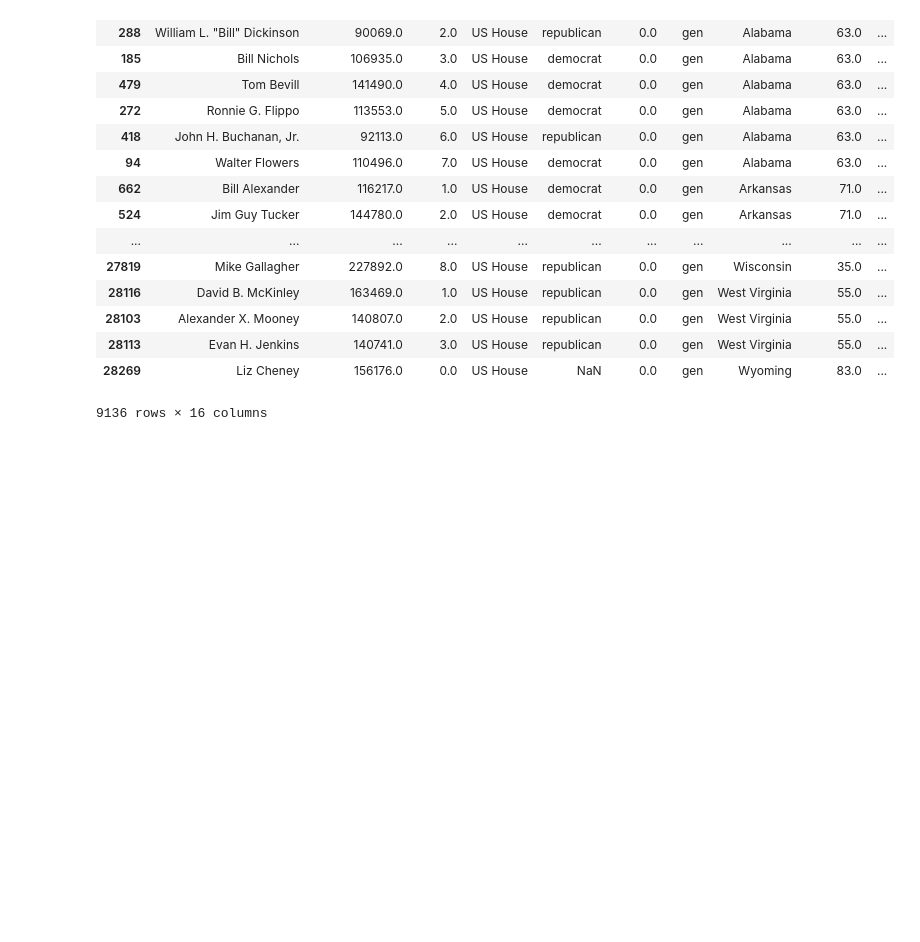
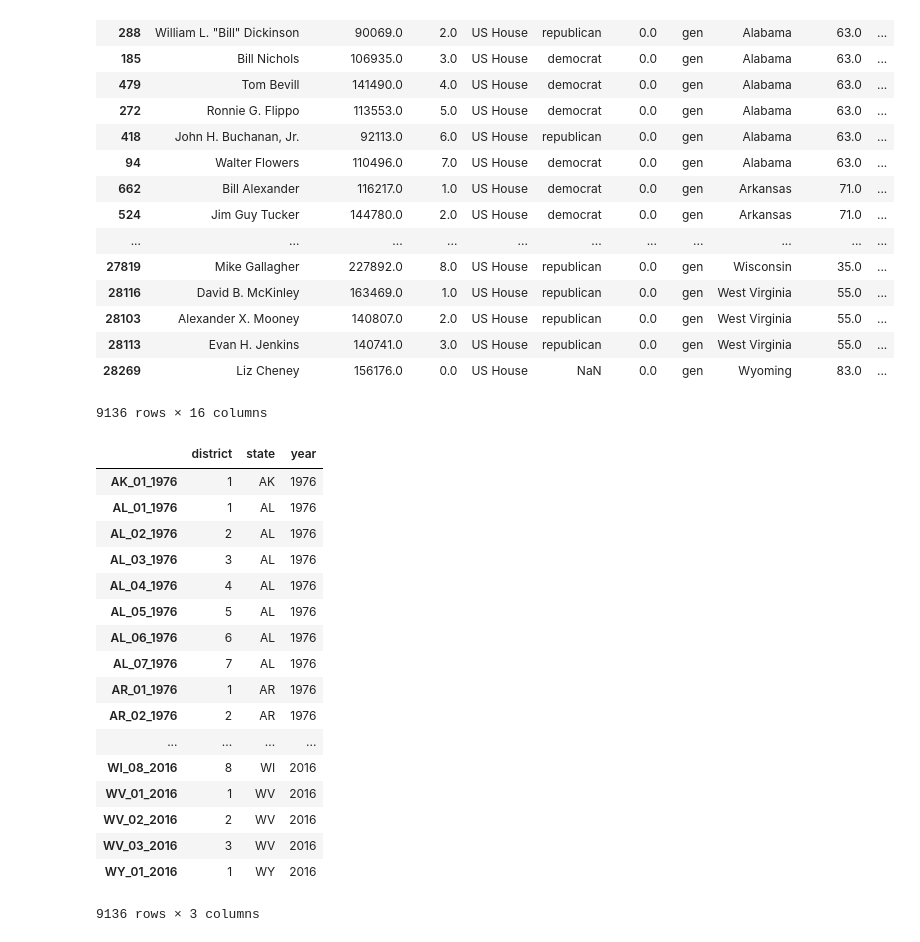
Before and after one commit to WildTangles/ac209a_project, a Jupyter notebook: House-Preprocessing.ipynb, the cells around one changed output. Saved outputs shown, nothing was run; the diff lists cells and outputs as text; code cells hidden in the pictures; blank space fills up the shorter version.

Commit message:
moved making masters index into its own fn

```diff
--- a/House-Preprocessing.ipynb
+++ b/House-Preprocessing.ipynb
@@ -20,6 +20,27 @@ def parse_data(relFilePath):
     for key, shard in data_df.groupby(['year', 'state_po', 'district']):
     	winners_df = winners_df.append(shard.loc[shard['candidatevotes'].idxmax()])
     return winners_df
+
+def parse_index(full_interest, save=False,load=False):
+
+    if not load:
+        # Make a dummy dataframe so everyone else can make complete dataframes
+        master_index = full_interest[['district','state_po','year']].reset_index().drop('index', axis=1)
+        master_index = master_index.rename(columns={'state_po' : 'state'}) # rename state code
+        master_index = master_index.astype({'year' : int, 'district' : int}) #
+        master_index.loc[master_index['district']==0, 'district'] = 1 # make sure all districts start with 1
+
+        # glue together the columns to get a more descriptive index
+        master_index.index = ['{0}_{1:02d}_{2}'.format(row['state'],row['district'],row['year']) for _,row in master_index.iterrows()]
+
+        if save:
+            pickle.dump(master_index, open('Datasets/master_index.p', 'wb'))
+        return master_index
+
+    else:
+        # Load the file
+        master_index = pickle.load(open('Datasets/master_index.p', 'rb'))
+        return master_index
 # %%
 full_interest = parse_data("Datasets/fec/1976-2016-house.csv")
 # %%
@@ -61,2 +67,23 @@ pickle.dump(master_index, open('Datasets/master_index.p', 'wb'))
+# %%
+parse_index(full_interest, save=False, load=False)
+# %% [output]
+|  | district | state | year |
+| AK_01_1976 | 1 | AK | 1976 |
+| AL_01_1976 | 1 | AL | 1976 |
+| AL_02_1976 | 2 | AL | 1976 |
+| AL_03_1976 | 3 | AL | 1976 |
+| AL_04_1976 | 4 | AL | 1976 |
+| AL_05_1976 | 5 | AL | 1976 |
+| AL_06_1976 | 6 | AL | 1976 |
+| AL_07_1976 | 7 | AL | 1976 |
+| AR_01_1976 | 1 | AR | 1976 |
+| AR_02_1976 | 2 | AR | 1976 |
+| ... | ... | ... | ... |
+| WI_08_2016 | 8 | WI | 2016 |
+| WV_01_2016 | 1 | WV | 2016 |
+| WV_02_2016 | 2 | WV | 2016 |
+| WV_03_2016 | 3 | WV | 2016 |
+| WY_01_2016 | 1 | WY | 2016 |
+9136 rows × 3 columns
 # %%
 %reset
```
Also changed, not shown: parts of 1 cell of this notebook, 2 other files.
